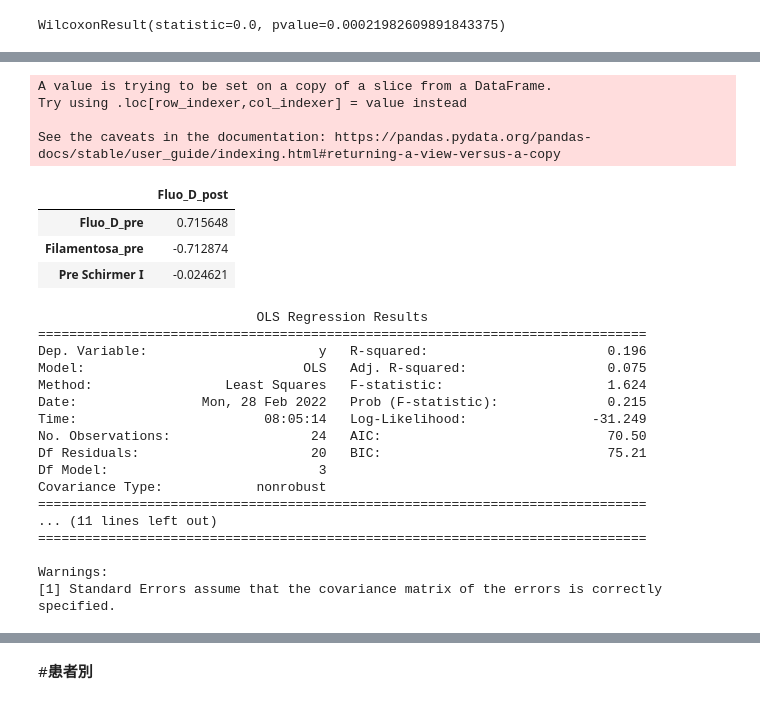
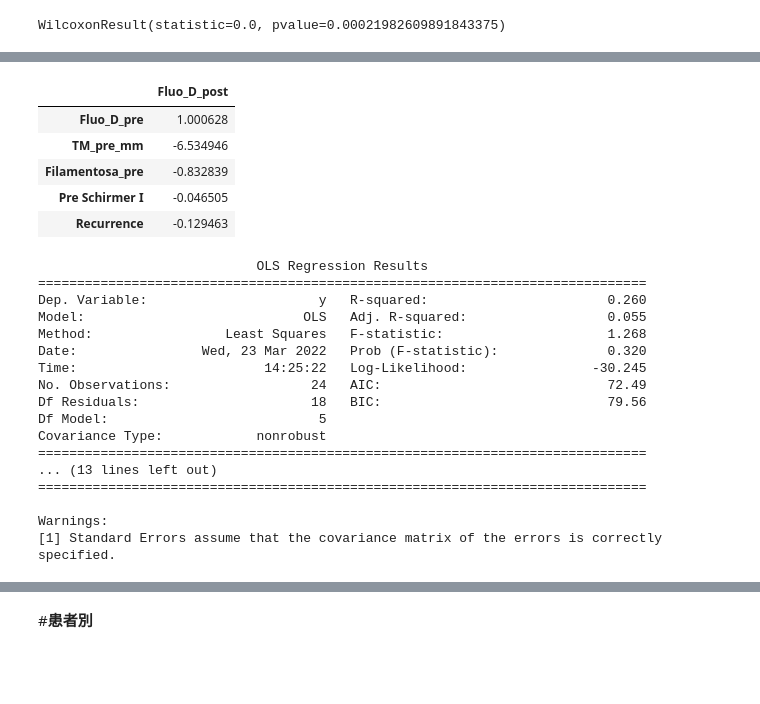
Before and after one commit to ykitaguchi77/statistics_for_articles, a Jupyter notebook: Canalicular_excision.ipynb, the cells around one changed output, grey strips where cells are left out. Saved outputs shown, nothing was run; the diff lists cells and outputs as text; code cells hidden in the pictures; blank space fills up the shorter version.

```diff
--- a/Canalicular_excision.ipynb
+++ b/Canalicular_excision.ipynb
@@ -21,7 +21,7 @@ import seaborn as sns; sns.set() # sns.set() ==> グラフの見た目をseaborn
 
 import math
 # %%
-csv_path = "/content/drive/MyDrive/作成中の論文/涙小管切断/涙小管切除症例1.1.csv"
+csv_path = "/content/drive/MyDrive/作成中の論文/涙小管切断/涙小管切除症例1.2.csv"
 
 #Open csv
 #with codecs.open(csv_path, "r", "Shift-JIS", "ignore") as file:
@@ -56,4 +55,15 @@ len(df_long)
 pd.set_option('display.max_columns', 100)
 
 df_long = df_long.reset_index()
+
+
+#手動でone-hotにする
+df_long = df_long.replace({"Recurrence": {"None": 0, "Upper": 1, "Lower": 1}})
+
+"""
+#これでもいける筈だがうまくいかない
+df_long.loc[df_long['Recurrence'] == "None", 'Recurrence'] = 0
+df_long.loc[df['Recurrence'] != "None", 'Recurrence'] = 1
+"""
+
 df_long
@@ -518,32 +594,34 @@ dtype: int64
 # %%
 #欠損値を中央値で埋める
 df_long['Pre Schirmer I'] = df_long['Pre Schirmer I'].fillna(df_long['Pre Schirmer I'].median())
-# %% [output]
-A value is trying to be set on a copy of a slice from a DataFrame.
-Try using .loc[row_indexer,col_indexer] = value instead
-
-See the caveats in the documentation: https://pandas.pydata.org/pandas-docs/stable/user_guide/indexing.html#returning-a-view-versus-a-copy
 # %%
 from sklearn import linear_model
 
+df_long_3 = pd.concat([df_long, df_BD], axis=1)
+df_long_3.columns
+
+
 #X = df_long.loc[:, ["Fluo_D_pre", "Filamentosa_pre", "Pre Schirmer I", "Age (yrs)", "Gender_F", "Backgroud_Sjogren", "Background_GVHD"]].values
-X = df_long.loc[:, ["Fluo_D_pre", "Filamentosa_pre", "Pre Schirmer I"]].values
+#->
+X = df_long_3.loc[:, ["Fluo_D_pre", "TM_pre_mm", "Filamentosa_pre", "Pre Schirmer I", "Recurrence"]].values
 
-Y = df_long["Fluo_D_post"].values
+Y = df_long_3["Fluo_D_post"].values
 
 model = linear_model.LinearRegression()
 model.fit(X,Y)
 model.coef_
 
 # データフレームに変換し、カラム名とインデックス名を指定
 #df_coefficient = pd.DataFrame(model.coef_, columns=["Fluo_D_post"], index=["Fluo_D_pre", "Filamentosa_pre", "Pre Schirmer I", "Age (yrs)", "Gender_F", "Backgroud_Sjogren", "Background_GVHD"])
-df_coefficient = pd.DataFrame(model.coef_, columns=["Fluo_D_post"], index=["Fluo_D_pre", "Filamentosa_pre", "Pre Schirmer I"])
+df_coefficient = pd.DataFrame(model.coef_, columns=["Fluo_D_post"], index=["Fluo_D_pre", "TM_pre_mm", "Filamentosa_pre", "Pre Schirmer I", "Recurrence"])
 df_coefficient
 # %% [output]
 |  | Fluo_D_post |
-| Fluo_D_pre | 0.715648 |
-| Filamentosa_pre | -0.712874 |
-| Pre Schirmer I | -0.024621 |
+| Fluo_D_pre | 1.000628 |
+| TM_pre_mm | -6.534946 |
+| Filamentosa_pre | -0.832839 |
+| Pre Schirmer I | -0.046505 |
+| Recurrence | -0.129463 |
 # %%
 import statsmodels.api as sm
 
@@ -554,17 +632,17 @@ print(results.summary())
 # %% [output]
                             OLS Regression Results
 ==============================================================================
-Dep. Variable:                      y   R-squared:                       0.196
-Model:                            OLS   Adj. R-squared:                  0.075
-Method:                 Least Squares   F-statistic:                     1.624
-Date:                Mon, 28 Feb 2022   Prob (F-statistic):              0.215
-Time:                        08:05:14   Log-Likelihood:                -31.249
-No. Observations:                  24   AIC:                             70.50
-Df Residuals:                      20   BIC:                             75.21
-Df Model:                           3
+Dep. Variable:                      y   R-squared:                       0.260
+Model:                            OLS   Adj. R-squared:                  0.055
+Method:                 Least Squares   F-statistic:                     1.268
+Date:                Wed, 23 Mar 2022   Prob (F-statistic):              0.320
+Time:                        14:25:22   Log-Likelihood:                -30.245
+No. Observations:                  24   AIC:                             72.49
+Df Residuals:                      18   BIC:                             79.56
+Df Model:                           5
 Covariance Type:            nonrobust
 ==============================================================================
-... (11 lines left out)
+... (13 lines left out)
 ==============================================================================
 
 Warnings:
```
Also changed, not shown: parts of 27 cells of this notebook.
